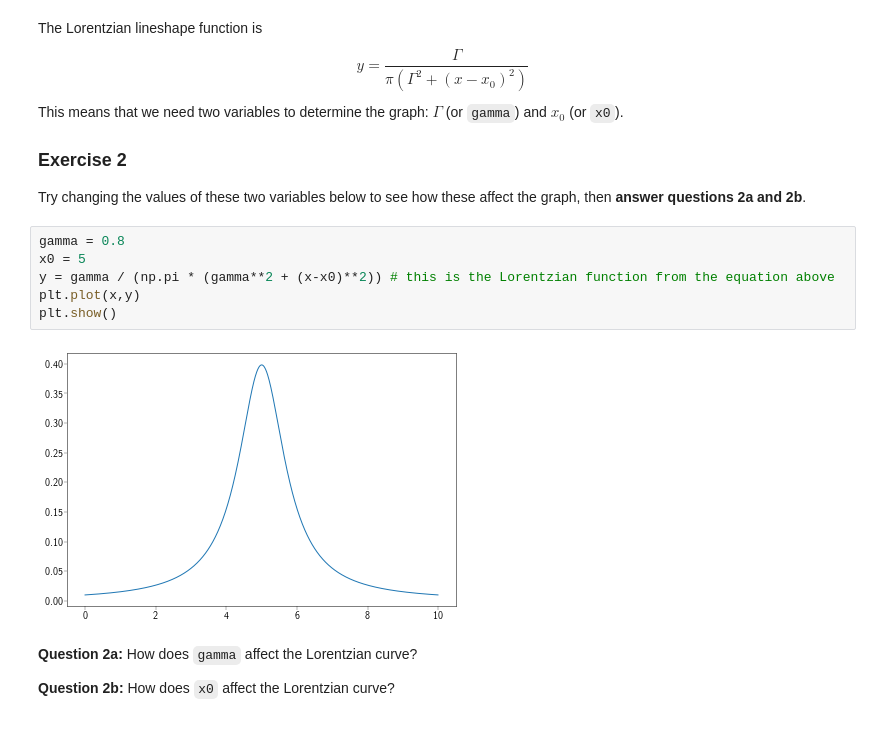
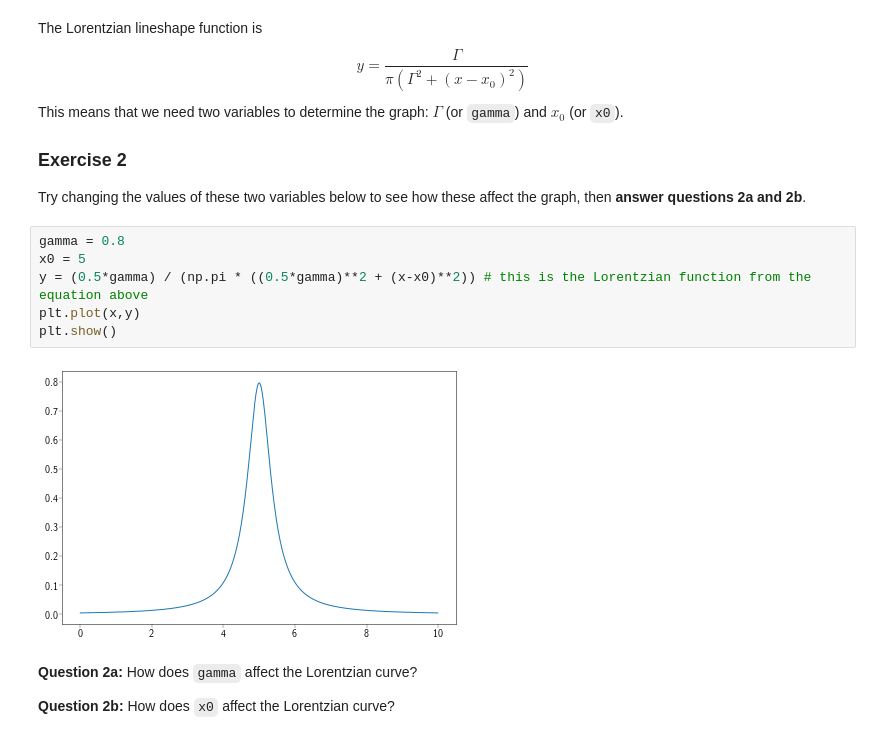
Before and after one commit to dchulhai/spectroscopy, a Jupyter notebook: Lineshape_Functions.ipynb, the cells around one changed output. Saved outputs shown, nothing was run; the diff lists cells and outputs as text.

```diff
--- a/Lineshape_Functions.ipynb
+++ b/Lineshape_Functions.ipynb
@@ -49,11 +49,11 @@ Try changing the values of these two variables below to see how these affect the
 # %%
 gamma = 0.8
 x0 = 5
-y = gamma / (np.pi * (gamma**2 + (x-x0)**2)) # this is the Lorentzian function from the equation above
+y = (0.5*gamma) / (np.pi * ((0.5*gamma)**2 + (x-x0)**2)) # this is the Lorentzian function from the equation above
 plt.plot(x,y)
 plt.show()
 # %% [output]
-[figure, old version]
+[figure, new version]
 # %% [markdown]
 **Question 2a:** How does `gamma` affect the Lorentzian curve?
 
```
Also changed, not shown: parts of 2 cells of this notebook, 1 other file.
